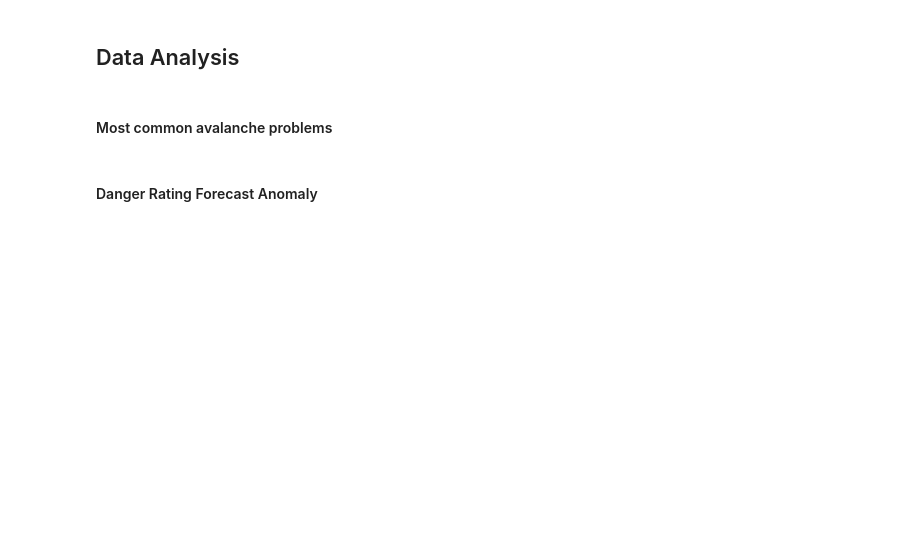
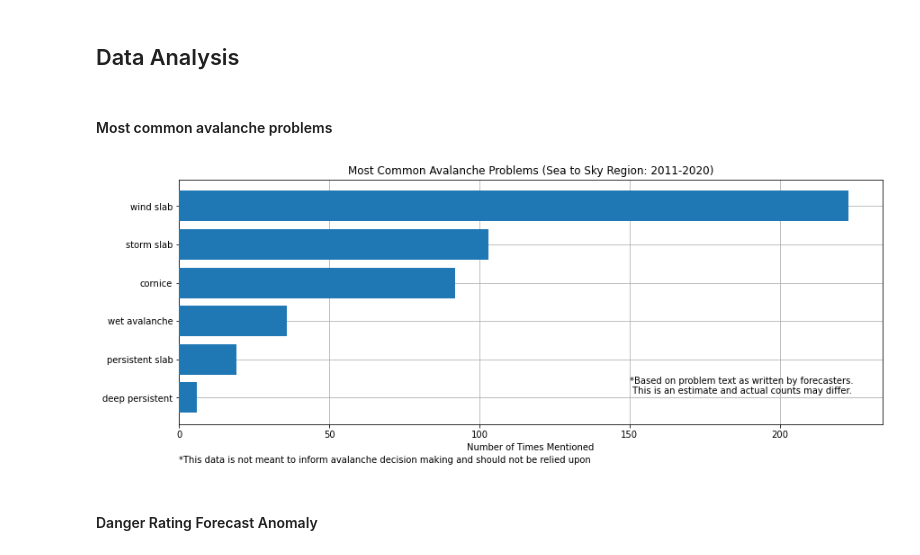
Before and after one commit to david-hurley/avalanche-canada-data-analysis, a Jupyter notebook: notebooks/2020_10_10_dh_clean_explore_data.ipynb, the cells around one changed output. Drawn from its saved outputs; the diff is of its cells as text; code cells hidden in the pictures; blank space fills up the shorter version.

```diff
--- a/notebooks/2020_10_10_dh_clean_explore_data.ipynb
+++ b/notebooks/2020_10_10_dh_clean_explore_data.ipynb
@@ -303,32 +274,36 @@ plt.savefig('../figures/avalanche-danger-ratings-by-month-sea-to-sky-2011-2020.p
 # %%
 # types of problems to search in text based on Simon Fraser document
 avy_problem_types = ['storm slab', 'wind slab', 'wet avalanche', 'cornice', 'persistent slab',
                      'deep persistent', 'wet loose']
 
 # initialize empty list
 count = []
 
 # loops through reported problems and matches with problem types
 for problem in df_cleaned_current.problems:
 
     for avy_problem_type in avy_problem_types:
 
         if avy_problem_type in problem.lower().replace('.',''):
             count.append(avy_problem_type)
 
 # creates a count of the most common problem types
 common_problem_count = pd.DataFrame(Counter(count).most_common()).sort_values(by=[1])
 
 fig, ax = plt.subplots(1,1,figsize=(14,5), facecolor="white")
 
 # bar plot
 ax.barh(common_problem_count[0], common_problem_count[1], zorder=3)
 ax.set_xlabel('Number of Times Mentioned')
 ax.set_title('Most Common Avalanche Problems (Sea to Sky Region: 2011-2020)')
 ax.text(150,0.1,'*Based on problem text as written by forecasters. \n This is an estimate and actual counts may differ.')
 ax.grid(zorder=0)
 
+ax.text(0, -1.7, '*This data is not meant to inform avalanche decision making and should not be relied upon')
+
 plt.savefig('../figures/frequency-of-avalanche-problem-types-sea-to-sky-2011-2020.png')
+# %% [output]
+[figure, added]
 # %% [markdown]
 #### Danger Rating Forecast Anomaly
 # %%
```
Also changed, not shown: parts of 11 cells of this notebook, 8 other files.
